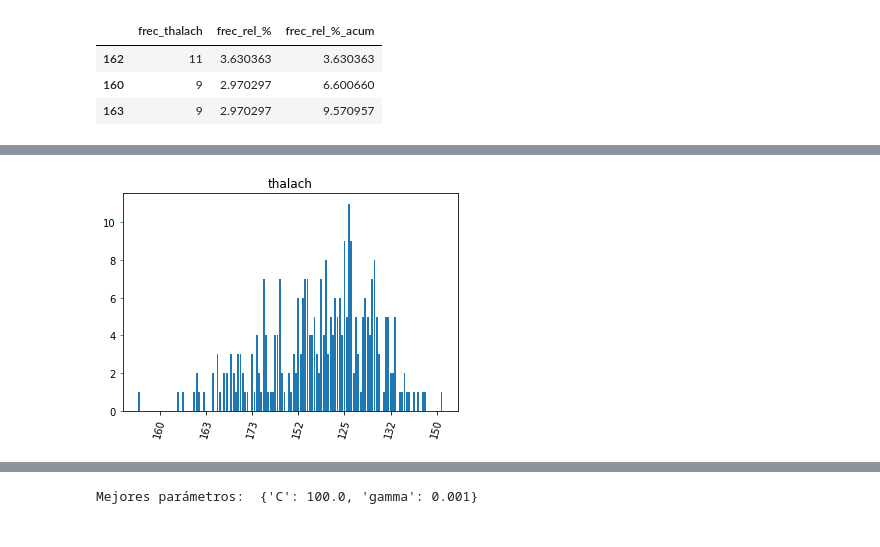
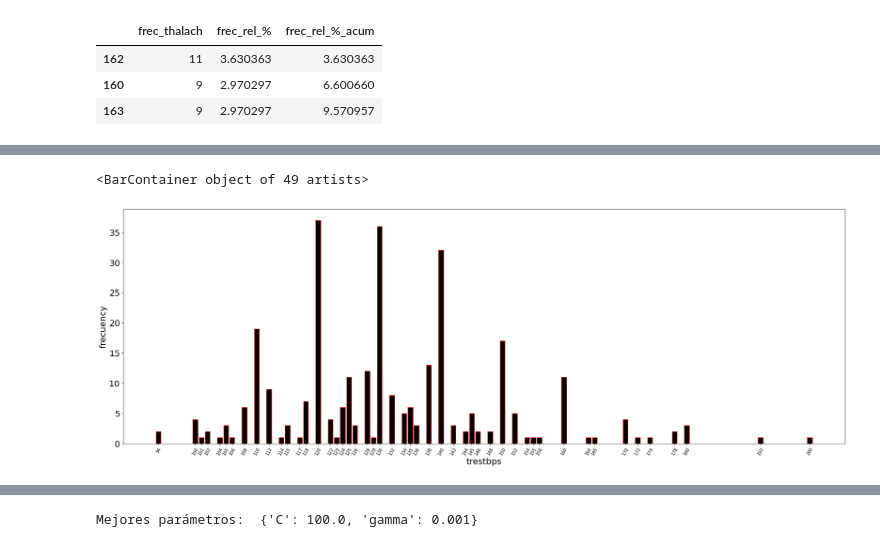
Before and after one commit to AlejoGalloM/MachineLearning, a Jupyter notebook: Heart_Disease.ipynb, the cells around one changed output, grey strips where cells are left out. Drawn from its saved outputs; the diff is of its cells as text; code cells hidden in the pictures.

```diff
--- a/Heart_Disease.ipynb
+++ b/Heart_Disease.ipynb
@@ -106,11 +104,14 @@ plt.show()
-# %%
-#Creacion de diagrama de pareto comparando frecuencia con thalach
-fig = plt.figure();
-ax = fig.add_subplot(1,1,1)
-ax.set_title("thalach")
-ax.bar(frec_frame_thalach.index, frec_frame_thalach["frec_thalach"], color="C0")
-ax.tick_params(axis="y", color="C0")
-ax.set_xticklabels(frec_frame_thalach.index, rotation=75)
-plt.show()
-# %% [output]
-[figure, removed]
+# %%
+#Creacion de diagrama de barras comparando frecuencia con trestbps
+fig = plt.figure();
+fig.set_figwidth(30)
+fig.set_figheight(10)
+
+plt.xlabel('trestbps',fontsize=20)
+plt.ylabel('frecuency',fontsize=20)
+
+plt.xticks(frec_frame.index, rotation=60, fontsize=10)
+plt.bar( frec_frame.index, frec_frame["frec_trestbps"].values, width=0.8, color='black', edgecolor='red')
+# %% [output]
+<BarContainer object of 49 artists>
+[figure, added]
```
Also changed, not shown: parts of 12 cells of this notebook.
